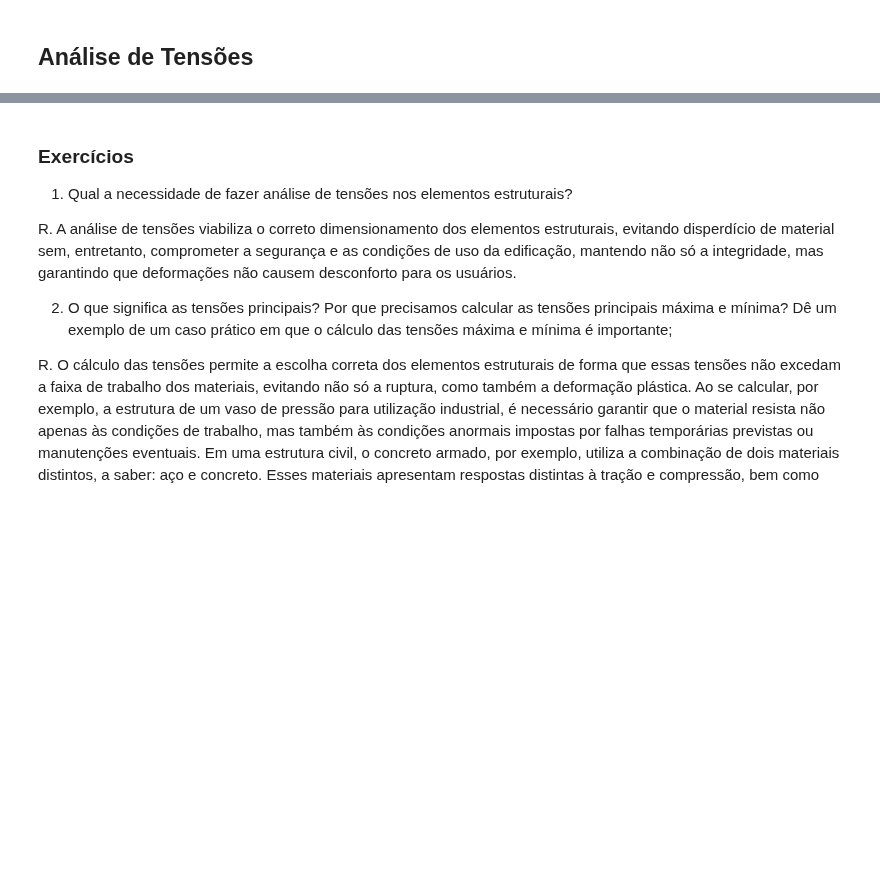
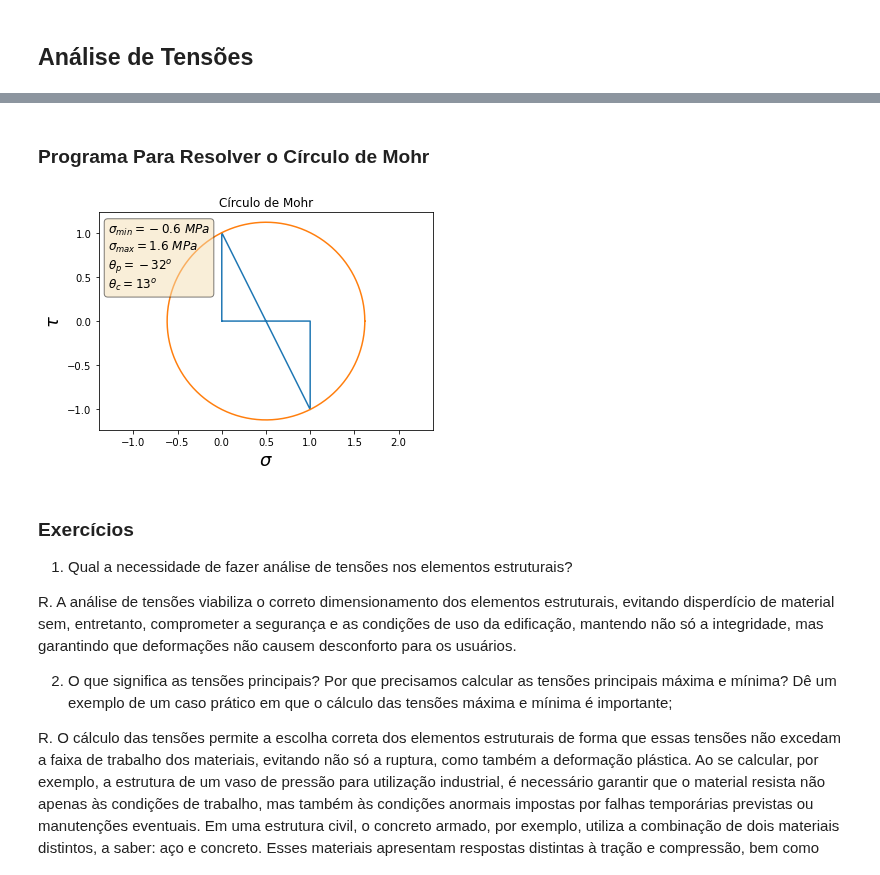
Before and after one commit to noedelima/Mecanica_dos_Solidos_Uff_20_1, a Jupyter notebook: Mecânica dos Sólidos II.ipynb, the cells around one changed output, grey strips where cells are left out. Saved outputs shown, nothing was run; the diff lists cells and outputs as text; code cells hidden in the pictures; blank space fills up the shorter version.

```diff
--- a/Mecânica dos Sólidos II.ipynb
+++ b/Mecânica dos Sólidos II.ipynb
@@ -181,3 +277,37 @@ Teoria
+# %% [markdown]
+### Programa Para Resolver o Círculo de Mohr
+# %%
+def mohr(s_x,s_y,t_xy):
+    z = np.linspace(0,360,360)
+    r = np.sqrt((((s_x-s_y)/2)**2)+t_xy**2)
+    s_med = ((s_x+s_y)/2)
+    tg2tc = -(s_x-s_y)/(2*t_xy)
+    tg2tp = -1/(tg2tc)
+    tc = np.degrees(np.arctan(tg2tc)/2)
+    tp = np.degrees(np.arctan(tg2tp)/2)
+    x = s_med + r*np.cos(np.radians(z))
+    y = r*np.sin(np.radians(z))
+    a = ([s_x,s_x,s_y,s_y,s_x])
+    b = ([0,t_xy,-t_xy,0,0])
+    # Plot
+    text = '\n'.join((
+        r'$\sigma_{min} = %.1f~MPa$' % (s_med-r,),
+        r'$\sigma_{max} = %.1f~MPa$' % (s_med+r,),
+        r'$\theta_{p} = %.0f^{o}$' % (tp,),
+        r'$\theta_{c} = %.0f^{o}$' % (tc,)
+    ))
+    props = dict(boxstyle='round', facecolor='wheat', alpha=0.5)
+    plt.plot(a,b,x,y)
+    plt.xlabel(r"$\sigma$", size=18)
+    plt.ylabel(r"$\tau$", size=18)
+    plt.title("Círculo de Mohr")
+    plt.text(s_med-1.6*r,r,text, fontsize=12, verticalalignment='top', bbox=props)
+    plt.axis("equal")
+    plt.show()
+# %%
+mohr(0,1,1)
+# %% [output]
+[figure, added]
 # %% [markdown]
 ### Exercícios
 
```
Also changed, not shown: parts of 4 cells of this notebook.
